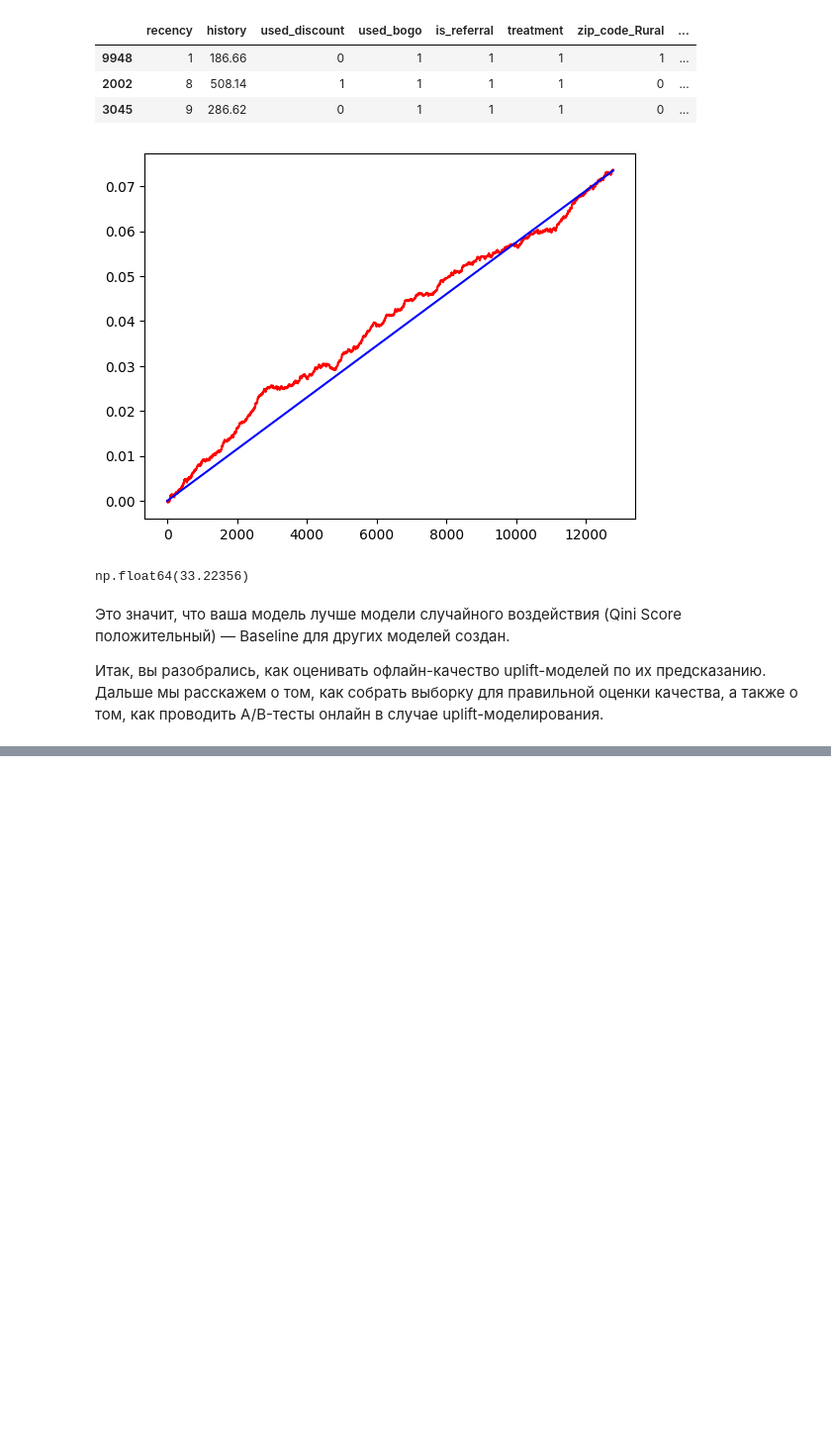
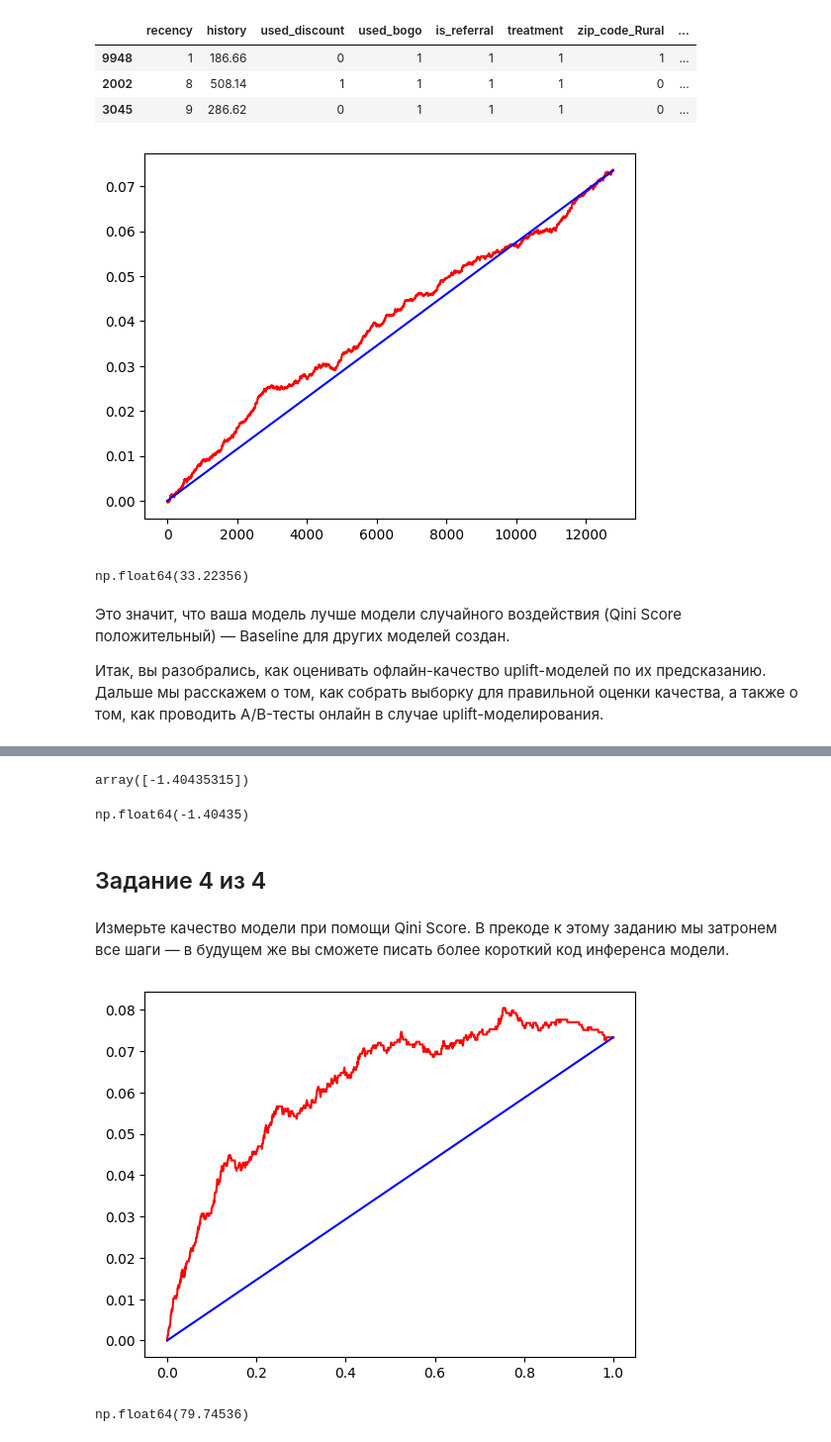
Before and after one commit to eleldar/mle-uplift, a Jupyter notebook: notebook.ipynb, the cells around one changed output, grey strips where cells are left out. Shown: that part at 99% size. Saved outputs shown, nothing was run; the diff lists cells and outputs as text; code cells hidden in the pictures; blank space fills up the shorter version.

```diff
--- a/notebook.ipynb
+++ b/notebook.ipynb
@@ -211,0 +396,3 @@ np.float64(33.22356)
+# %%
+target_col = 'old_target' # имя колонки с целевой переменной
+treatment_col = 'treatment'
@@ -211,0 +435,69 @@ np.float64(33.22356)
+# %%
+from sklearn.linear_model import LogisticRegression
+
+# создайте логистическую регрессию с random_state=1
+s_learner = LogisticRegression(random_state=1)
+s_learner.fit(
+    X=df_train[feature_cols + [treatment_col]],
+    y=df_train[target_col]
+)
+
+# посчитайте intercept
+s_learner.intercept_
+# %% [output]
+array([-1.40435315])
+# %%
+# Чему равен intercept в обученной модели? Ответ округлите до пятого знака после запятой.
+round(s_learner.intercept_[0], 5)
+# %% [output]
+np.float64(-1.40435)
+# %% [markdown]
+## Задание 4 из 4
+# %% [markdown]
+Измерьте качество модели при помощи Qini Score. В прекоде к этому заданию мы затронем все шаги — в будущем же вы сможете писать более короткий код инференса модели.
+# %%
+# предскажем вероятность покупки, если скидка есть
+df_test[treatment_col] = df_test.loc[df_test.target_class.isin([2, 3]), treatment_col] = 1
+df_test['yes_treatment'] = s_learner.predict_proba(df_test[feature_cols+[treatment_col]])[:,1]
+
+# предскажите вероятность покупки, если скидки нет
+df_test.loc[df_test.target_class.isin([0, 1]), treatment_col] = 0
+df_test['no_treatment'] = s_learner.predict_proba(df_test[feature_cols+[treatment_col]])[:,0] # ваш код здесь
+
+# посчитаем uplift на объектах тестовой выборки
+uplift_vals = df_test.apply(
+    lambda row: row['yes_treatment'] - row['no_treatment'],
+    axis=1
+)
+df_test['uplift_score'] = uplift_vals
+# %%
+# посчитаем Qini Score по нашему датасету
+ranked = df_test.sort_values("uplift_score", ascending=False)
+
+N_c = sum(ranked['target_class'] <= 1)
+N_t = sum(ranked['target_class'] >= 2)
+
+# посчитаем в отсортированном датафрейме основные показатели,
+# которые используются при расчёте Qini Score
+ranked['n_c1'] = 0
+ranked['n_t1'] = 0
+ranked.loc[ranked.target_class == 1,'n_c1'] = 1
+ranked.loc[ranked.target_class == 3,'n_t1'] = 1
+ranked['n_c1/nc'] = ranked.n_c1.cumsum() / N_c
+ranked['n_t1/nt'] = ranked.n_t1.cumsum() / N_t
+
+# посчитаем Qini-кривую и случайную прямую под ней
+ranked['uplift'] = ranked['n_t1/nt'] - ranked['n_c1/nc']
+# добавим случайную кривую
+ranked['random_uplift'] = ranked["uplift_score"].rank(pct=True, ascending=False) * ranked['uplift'].iloc[-1]
+
+ranked["n"] = ranked["uplift_score"].rank(pct=True, ascending=False)
+# немного кода для визуализации
+plt.plot(ranked['n'], ranked['uplift'], color='r')
+plt.plot(ranked['n'], ranked['random_uplift'], color='b')
+plt.show()
+
+round((ranked['uplift'] - ranked['random_uplift']).sum(), 5)
+# %% [output]
+[figure, added]
+np.float64(79.74536)
```
Also changed, not shown: parts of 27 cells of this notebook.
